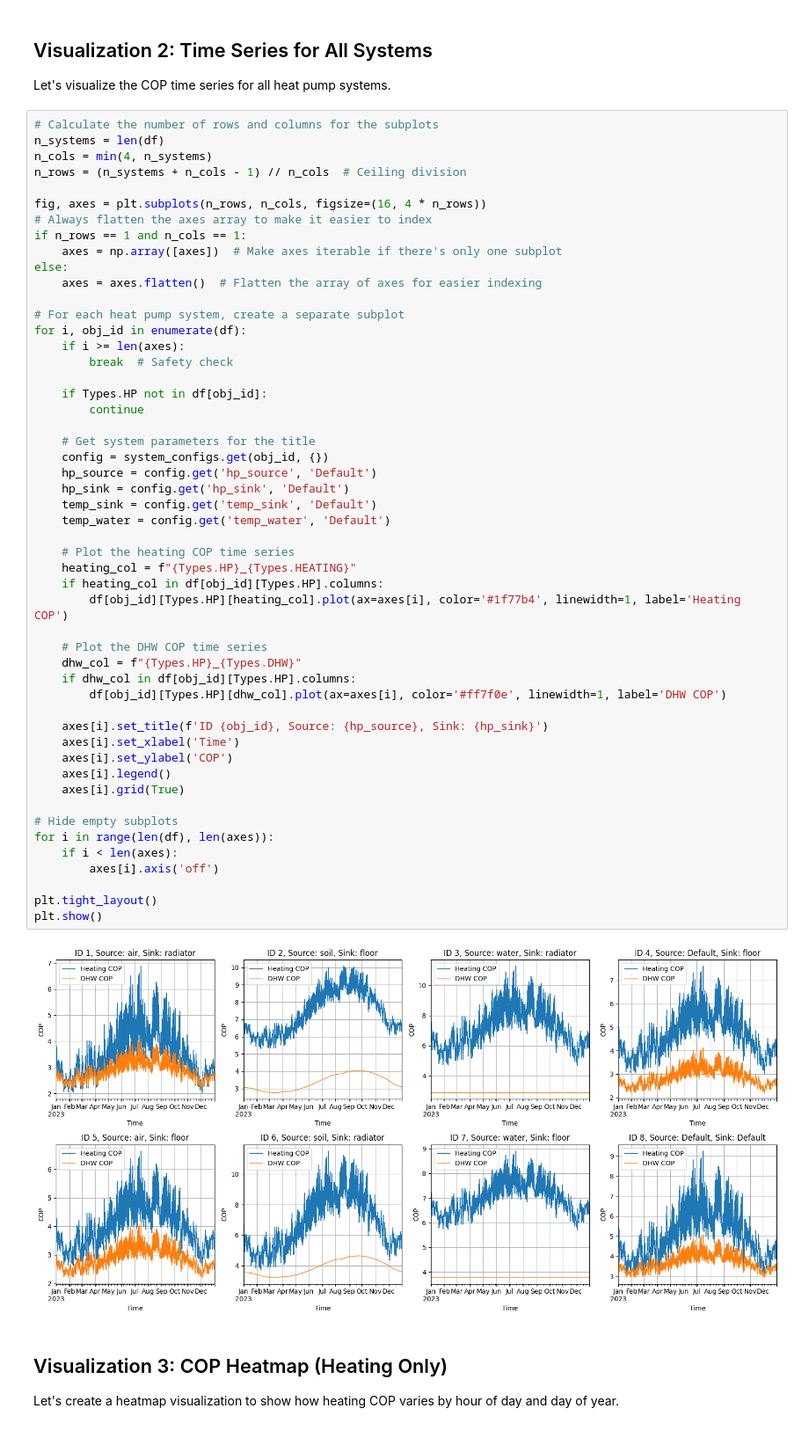
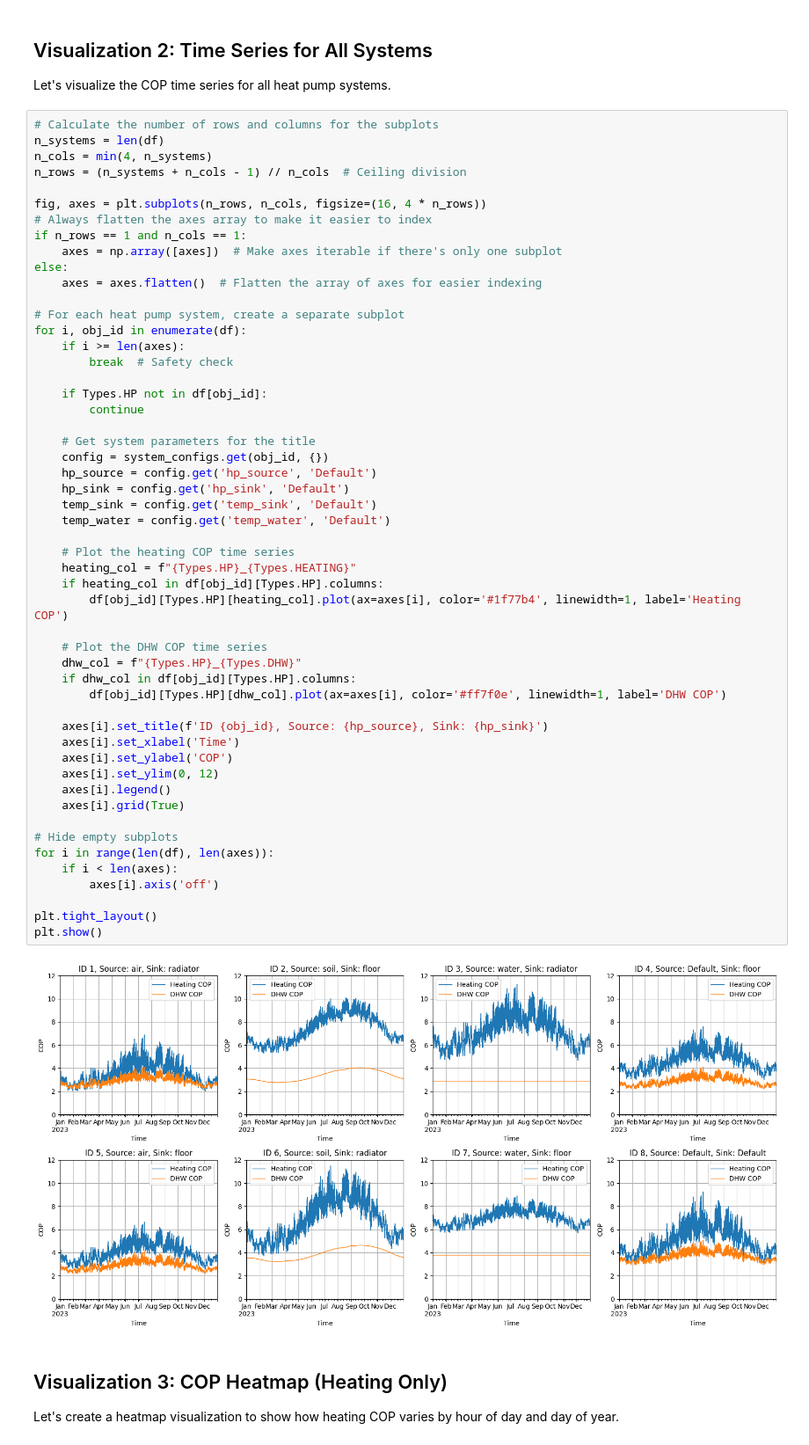
Before and after one commit to tum-ens/EnTiSe, a Jupyter notebook: examples/hp_ruhnau/runme.ipynb, the cells around one changed output. Shown at 88% size. Cells and saved outputs as stored; diff of their text form.

Commit message:
Adjust example ylims

```diff
--- a/examples/hp_ruhnau/runme.ipynb
+++ b/examples/hp_ruhnau/runme.ipynb
@@ -189,34 +189,35 @@ for i, obj_id in enumerate(df):
     config = system_configs.get(obj_id, {})
     hp_source = config.get('hp_source', 'Default')
     hp_sink = config.get('hp_sink', 'Default')
     temp_sink = config.get('temp_sink', 'Default')
     temp_water = config.get('temp_water', 'Default')
 
     # Plot the heating COP time series
     heating_col = f"{Types.HP}_{Types.HEATING}"
     if heating_col in df[obj_id][Types.HP].columns:
         df[obj_id][Types.HP][heating_col].plot(ax=axes[i], color='#1f77b4', linewidth=1, label='Heating COP')
 
     # Plot the DHW COP time series
     dhw_col = f"{Types.HP}_{Types.DHW}"
     if dhw_col in df[obj_id][Types.HP].columns:
         df[obj_id][Types.HP][dhw_col].plot(ax=axes[i], color='#ff7f0e', linewidth=1, label='DHW COP')
 
     axes[i].set_title(f'ID {obj_id}, Source: {hp_source}, Sink: {hp_sink}')
     axes[i].set_xlabel('Time')
     axes[i].set_ylabel('COP')
+    axes[i].set_ylim(0, 12)
     axes[i].legend()
     axes[i].grid(True)
 
 # Hide empty subplots
 for i in range(len(df), len(axes)):
     if i < len(axes):
         axes[i].axis('off')
 
 plt.tight_layout()
 plt.show()
 # %% [output]
-[figure, old version]
+[figure, new version]
 # %% [markdown]
 ## Visualization 3: COP Heatmap (Heating Only)
 
```
Also changed, not shown: parts of 2 cells of this notebook, 2 other files.
